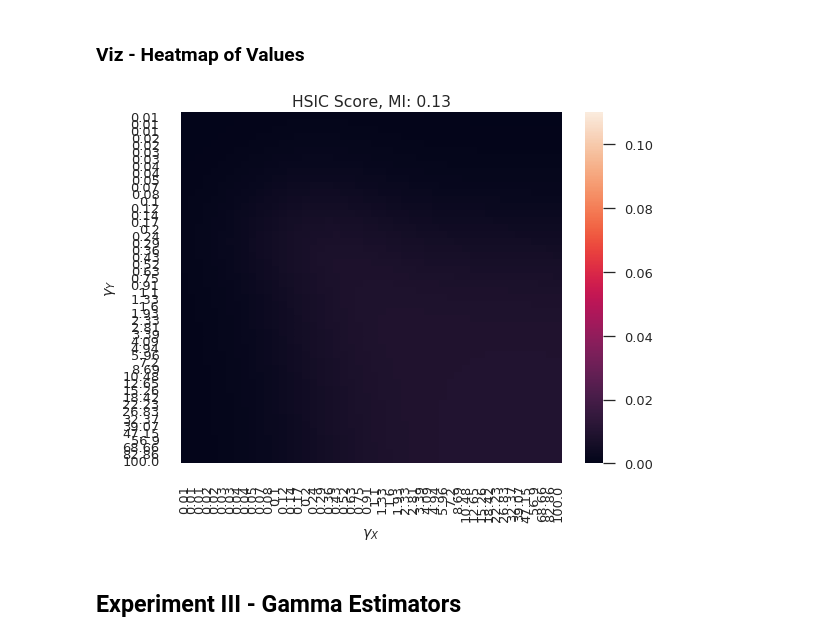
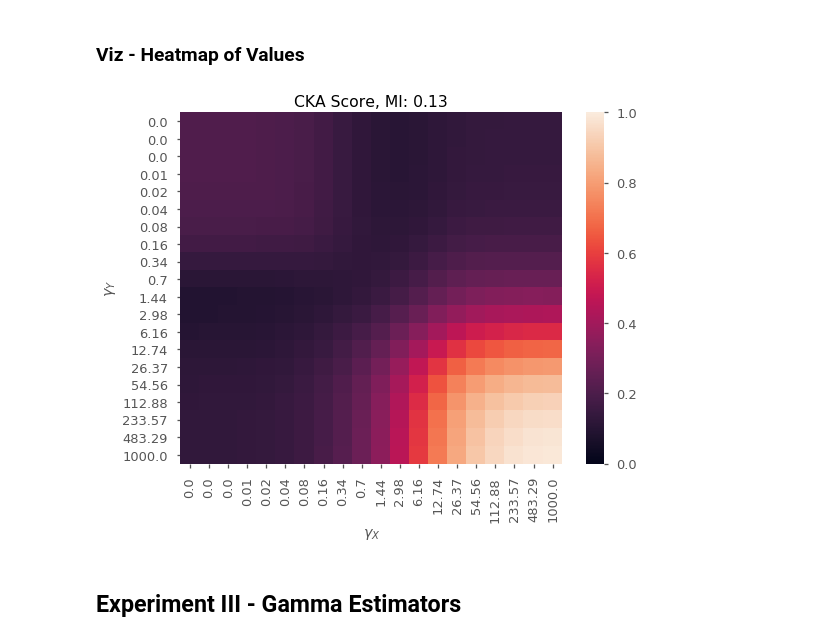
Before and after one commit to jejjohnson/hsic_alignment, a Jupyter notebook: notebooks/4_distributions/2.1_exp_gamma_space.ipynb, the cells around one changed output. Saved outputs shown, nothing was run; the diff lists cells and outputs as text; code cells hidden in the pictures.

Commit message:
Working notebooks and slurm script.
* added a new slurm script
* cleaned up dist experiment
* havent touched the plots
* streamlined notebook a bit.

```diff
--- a/notebooks/4_distributions/2.1_exp_gamma_space.ipynb
+++ b/notebooks/4_distributions/2.1_exp_gamma_space.ipynb
@@ -222,12 +216,26 @@ $$cTKA = \frac{\langle K_xH,K_yH \rangle_F}{||K_xH||_F||K_yH||_F}$$
 
 Notice: We have the centered kernels and a normalization factor.
 # %%
+# init gamma estimator
+sigma_estimator = SigmaParam(method='median', percent=0.5, per_dimension=True)
+# estimate sigma
+sigma_X = sigma_estimator.estimate_sigma(X=inputs.X, )
+sigma_Y = sigma_estimator.estimate_sigma(X=inputs.Y, )
+
+print(f'Sigma_x: ', sigma_X)
+print(f'Sigma_y: ', sigma_Y)
+
+
 # experimental parameters
 hsic_model = HSICModel()
 
+# init hsic model class
+hsic_model = HSICModel()
+
 # hsic model params
-hsic_model.gamma_X = gamma_X
-hsic_model.gamma_Y = gamma_Y
+hsic_model.kernel_X = RBF(sigma_X)
+hsic_model.kernel_Y = RBF(sigma_Y)
+
 
 
 
@@ -237,7 +245,7 @@ scores = dict()
 for iscorer in ['hsic', 'ka', 'cka']:
 
     # calculate hsic score
-    iscore = hsic_model.get_score(inputs.X, inputs.Y, iscorer)
+    iscore = hsic_model.get_score(inputs_std.X, inputs_std.Y, iscorer)
 
     # get HSIC value
     print(f'{iscorer.upper()}: {iscore:.4f}')
@@ -261,8 +271,8 @@ inputs = example_data.generate_data()
 
 
 # experimental parameters
-n_grid_points = 50
-gamma_grid = np.logspace(-2, 2, n_grid_points)
+n_grid_points = 20
+gamma_grid = np.logspace(-3, 3, n_grid_points)
 parameters = {
     "scorer": ['hsic', 'ka', 'cka'],
     "gamma_X": np.copy(gamma_grid),
@@ -278,9 +288,11 @@ print('# of Params:', n_params)
 # %%
+from typing import Dict
+
 # define step function
 def step(params: Dict, inputs):
 
     # init hsic model class
-    hsic_model = ModelParams()
+    hsic_model = HSICModel()
 
     # hsic model params
     hsic_model.gamma_X = params['gamma_X']
@@ -299,7 +311,7 @@ def step(params: Dict, inputs):
     return results_df
 # %%
 verbose = 1
-n_jobs = 5
+n_jobs = 2
 
 results = run_parallel_step(
     exp_step=step,
@@ -374,35 +387,35 @@ def plot_gamma_grid(grid_df: pd.DataFrame, scorer: str, ax: Optional=None):
 # plt.tight_layout()
 # plt.show()
 
 # # =======================
 # # Kernel Alignment
 # # =======================
 # scorer = 'ka'
 
 # fig, ax = plot_gamma_grid(param_df, scorer=scorer)
 
 # # ax.legend(ncol=1, fontsize=15)
 # ax.set_xlabel(r'$\gamma_X$')
 # ax.set_ylabel(r'$\gamma_Y$')
 # ax.set_title(f'{scorer.upper()} Score, MI: {inputs.mutual_info:.2f}')
 # plt.tight_layout()
 # plt.show()
 
 # ==========================
 # Centered Kernel Alignment
 # ==========================
-scorer = 'hsic'
+scorer = 'cka'
 
 fig, ax = plot_gamma_grid(results_full_df, scorer=scorer)
 
 # ax.legend(ncol=1, fontsize=15)
 ax.set_xlabel(r'$\gamma_X$')
 ax.set_ylabel(r'$\gamma_Y$')
 ax.set_title(f'{scorer.upper()} Score, MI: {inputs.mutual_info:.2f}')
 plt.tight_layout()
 plt.show()
 # %% [output]
-[figure, old version]
+[figure, new version]
 # %% [markdown]
 ## Experiment III - Gamma Estimators
 # %%
```
Also changed, not shown: parts of 36 cells of this notebook, 12 other files.
